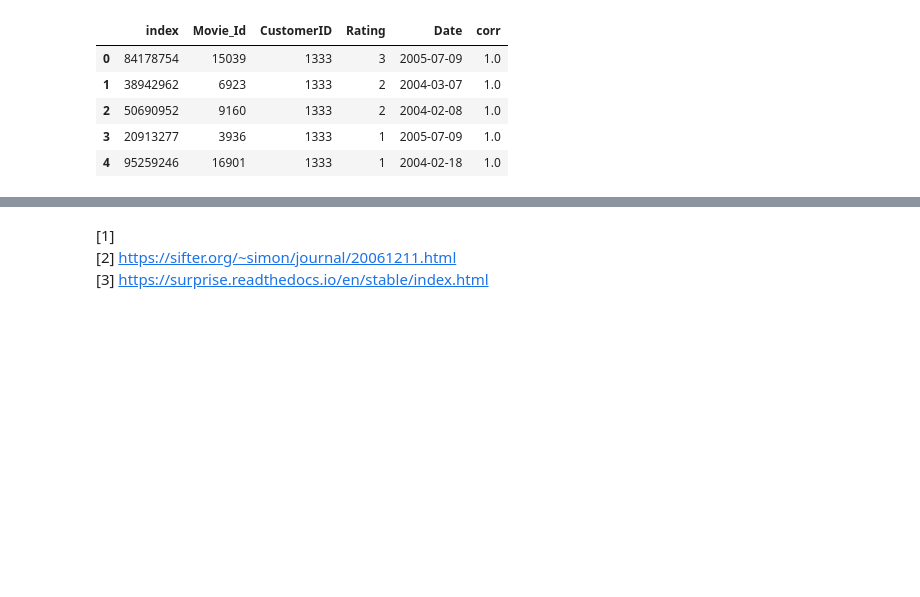
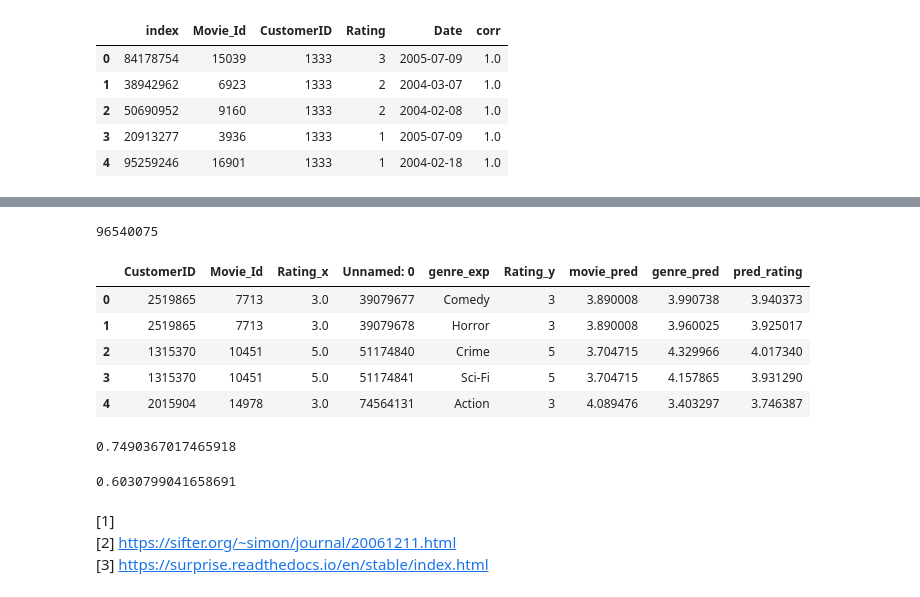
Before and after one commit to dash2927/ABCD, a Jupyter notebook: notebooks/Netflix Recommendation.ipynb, the cells around one changed output, grey strips where cells are left out. Saved outputs shown, nothing was run; the diff lists cells and outputs as text; code cells hidden in the pictures; blank space fills up the shorter version.

```diff
--- a/notebooks/Netflix Recommendation.ipynb
+++ b/notebooks/Netflix Recommendation.ipynb
@@ -270,0 +542,11 @@ ratings.head()
+# %%
+filename = '../data/genre_svd_model'
+# svd1 = loadModel(filename) # genre model
+filename = '../data/genre_testset'
+# testset1 = loadModel(filename)
+filename = '../data/movie_svd_model'
+# svd2 = loadModel(filename) # movie model
+filename = '../data/movie_testset'
+# testset2 = loadModel(filename) # CustomerID, MovieID, Rating
+filename = '../data/combined_testset'
+comb_testset = loadModel(filename) # pandas dataset for combined testsets with rating results
@@ -270,0 +562,16 @@ ratings.head()
+# %%
+data_genre = comb_testset[['CustomerID', 'genre_exp']].to_numpy()
+# %%
+preds = []
+for val in data_genre:
+    pred = svd1.predict(*val)
+    if not pred.details['was_impossible']:
+        preds += [pred.est]
+    else:
+        preds += [-1]
+# %%
+len(preds)
+# %% [output]
+96540075
+# %%
+comb_testset['genre_pred'] = preds
@@ -271,3 +581,25 @@ ratings.head()
+# %%
+## Basic averaging of model results
+comb_testset['pred_rating'] = (comb_testset['movie_pred'] + comb_testset['genre_pred'])/2
+comb_testset.head()
+# %% [output]
+|  | CustomerID | Movie_Id | Rating_x | Unnamed: 0 | genre_exp | Rating_y | movie_pred | genre_pred | pred_rating |
+| 0 | 2519865 | 7713 | 3.0 | 39079677 | Comedy | 3 | 3.890008 | 3.990738 | 3.940373 |
+| 1 | 2519865 | 7713 | 3.0 | 39079678 | Horror | 3 | 3.890008 | 3.960025 | 3.925017 |
+| 2 | 1315370 | 10451 | 5.0 | 51174840 | Crime | 5 | 3.704715 | 4.329966 | 4.017340 |
+| 3 | 1315370 | 10451 | 5.0 | 51174841 | Sci-Fi | 5 | 3.704715 | 4.157865 | 3.931290 |
+| 4 | 2015904 | 14978 | 3.0 | 74564131 | Action | 3 | 4.089476 | 3.403297 | 3.746387 |
+# %%
+## Find RMSE between true rating and averaged predicted rating
+rms = mean_squared_error(comb_testset['Rating_x'], comb_testset['pred_rating'], squared=False)
+rms
+# %% [output]
+0.7490367017465918
+# %%
+mae = mean_absolute_error(comb_testset['Rating_x'], comb_testset['pred_rating'])
+mae
+# %% [output]
+0.6030799041658691
 # %% [markdown]
 [1]
 [2] https://sifter.org/~simon/journal/20061211.html
```
Also changed, not shown: parts of 33 cells of this notebook, 1 other file.
